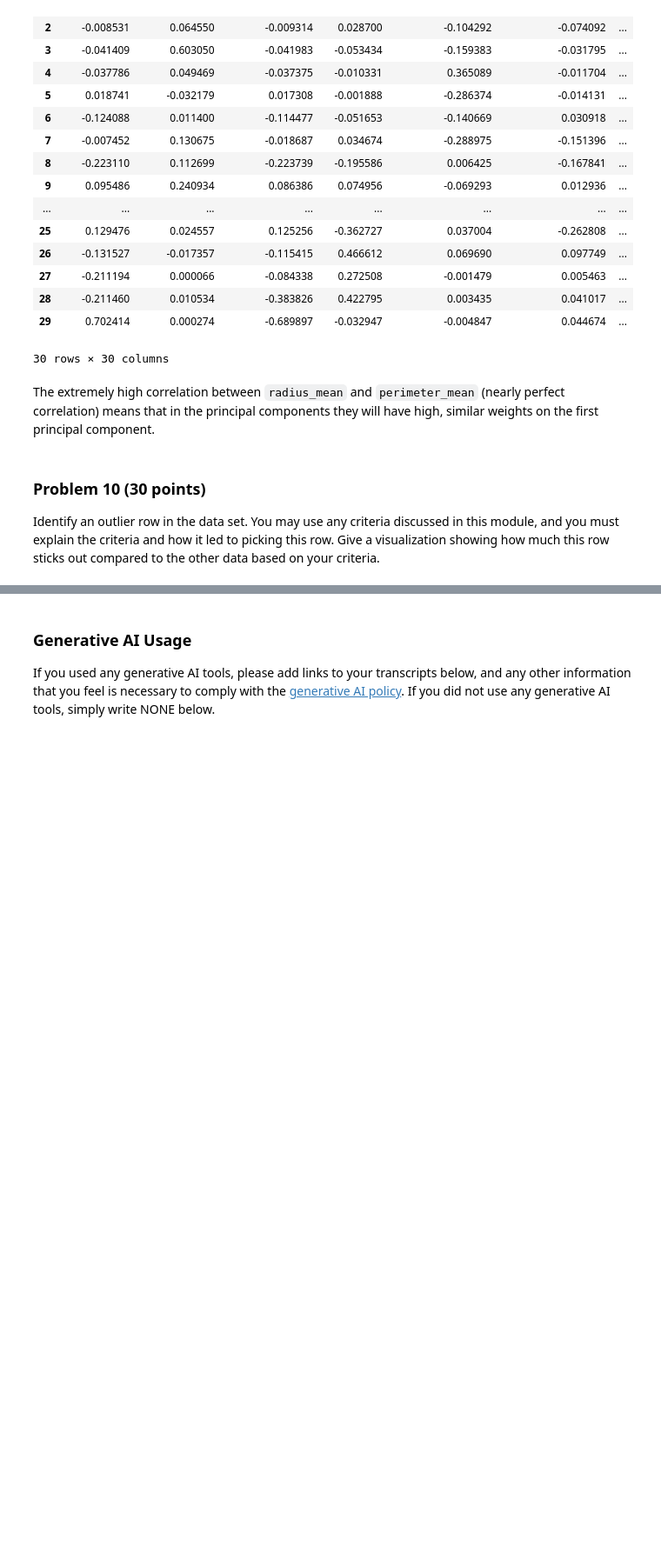
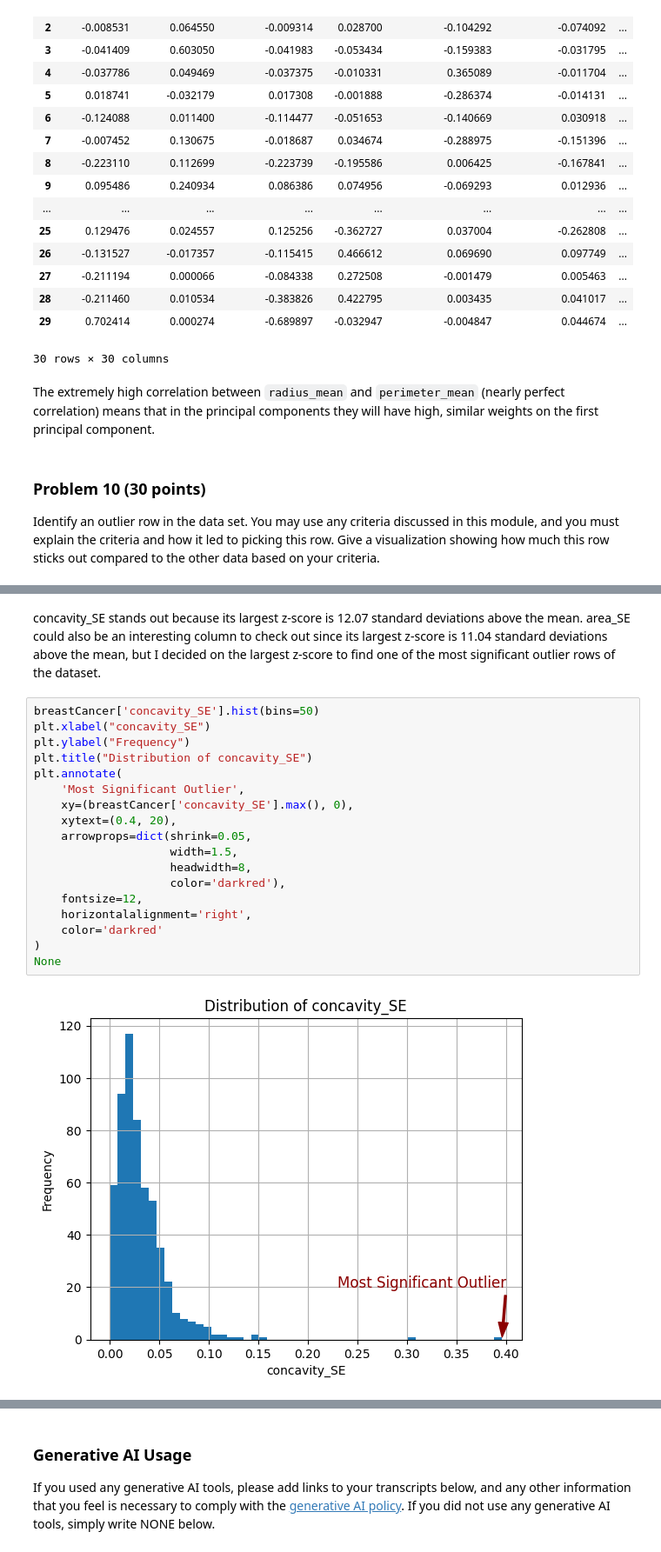
Before and after one commit to aidandig/dx601-final-project, a Jupyter notebook: project.ipynb, the cells around one changed output, grey strips where cells are left out. Shown at 87% size. Drawn from its saved outputs; the diff is of its cells as text; blank space fills up the shorter version.

Commit message:
Outlier Row, Visualization, Explanation

```diff
--- a/project.ipynb
+++ b/project.ipynb
@@ -731,0 +755,22 @@ YOUR ANSWERS HERE
+# %% [markdown]
+concavity_SE stands out because its largest z-score is 12.07 standard deviations above the mean. area_SE could also be an interesting column to check out since its largest z-score is 11.04 standard deviations above the mean, but I decided on the largest z-score to find one of the most significant outlier rows of the dataset.
+# %%
+breastCancer['concavity_SE'].hist(bins=50)
+plt.xlabel("concavity_SE")
+plt.ylabel("Frequency")
+plt.title("Distribution of concavity_SE")
+plt.annotate(
+    'Most Significant Outlier',
+    xy=(breastCancer['concavity_SE'].max(), 0),
+    xytext=(0.4, 20),
+    arrowprops=dict(shrink=0.05,
+                    width=1.5,
+                    headwidth=8,
+                    color='darkred'),
+    fontsize=12,
+    horizontalalignment='right',
+    color='darkred'
+)
+None
+# %% [output]
+[figure, added]
```
Also changed, not shown: parts of 7 cells of this notebook.
